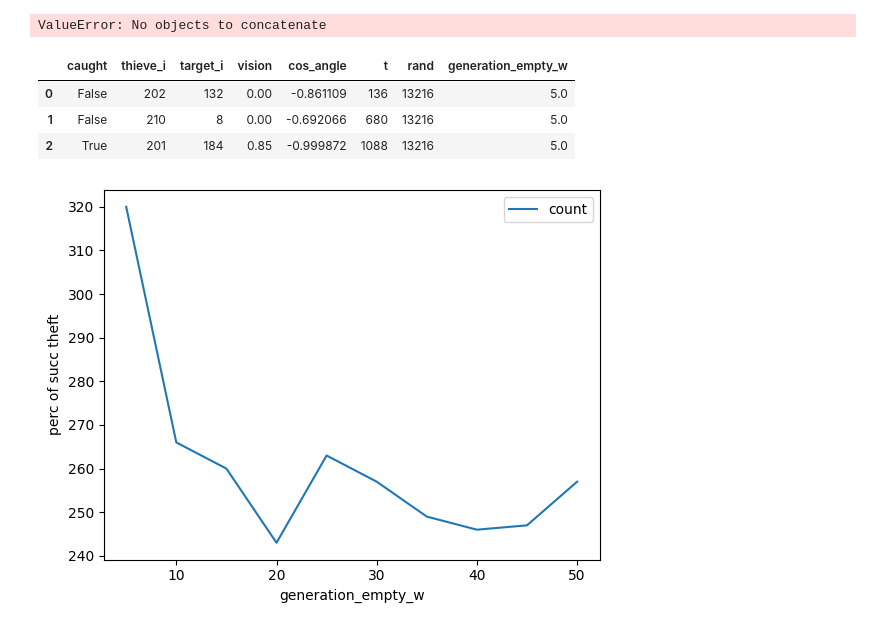
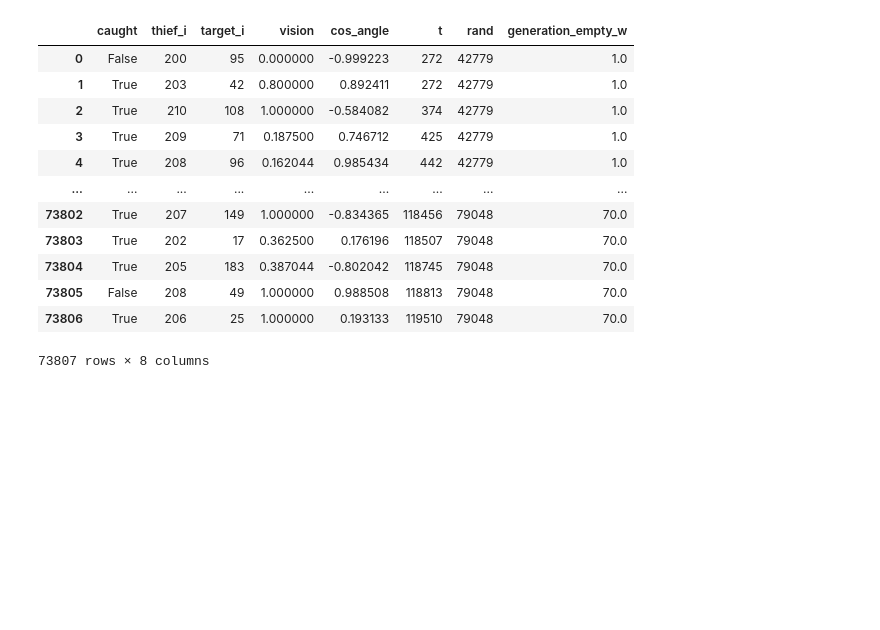
Before and after one commit to viktorvesely/TaC, a Jupyter notebook: simulation/analysis.ipynb, the cells around one changed output. Saved outputs shown, nothing was run; the diff lists cells and outputs as text; code cells hidden in the pictures; blank space fills up the shorter version.

```diff
--- a/simulation/analysis.ipynb
+++ b/simulation/analysis.ipynb
@@ -32,9 +32,16 @@ def load_experiments_by_name(name) -> dict[str, pd.DataFrame]:
         if namestr != name:
             continue
 
+        if not (ent / "config.json").is_file():
+            continue
+
         with open(ent / "config.json", "r", encoding="utf-8") as f:
             config = json.load(f)
 
+        skip_log = not all([(ent / dfname).is_file() for dfname in dataframes])
+
+        if skip_log:
+            continue
 
         for dfname in dataframes:
             df = pd.read_parquet(ent / dfname)
@@ -46,31 +53,29 @@ def load_experiments_by_name(name) -> dict[str, pd.DataFrame]:
             dfs[dfname].append(df)
 
 
+
+
     dfs = {dfname: pd.concat(inners, ignore_index=True) for dfname, inners in dfs.items()}
 
     return dfs
 
-df = load_experiments_by_name("empty_1-50_20_10")["TheftEvent.parquet"]
+df = load_experiments_by_name("vision_impr_thieves")["TheftEvent.parquet"]
-# %% [output]
-ValueError: No objects to concatenate
 # %%
-df.head(3)
+df
 # %% [output]
-|  | caught | thieve_i | target_i | vision | cos_angle | t | rand | generation_empty_w |
-| 0 | False | 202 | 132 | 0.00 | -0.861109 | 136 | 13216 | 5.0 |
-| 1 | False | 210 | 8 | 0.00 | -0.692066 | 680 | 13216 | 5.0 |
-| 2 | True | 201 | 184 | 0.85 | -0.999872 | 1088 | 13216 | 5.0 |
+|  | caught | thief_i | target_i | vision | cos_angle | t | rand | generation_empty_w |
+| 0 | False | 200 | 95 | 0.000000 | -0.999223 | 272 | 42779 | 1.0 |
+| 1 | True | 203 | 42 | 0.800000 | 0.892411 | 272 | 42779 | 1.0 |
+| 2 | True | 210 | 108 | 1.000000 | -0.584082 | 374 | 42779 | 1.0 |
+| 3 | True | 209 | 71 | 0.187500 | 0.746712 | 425 | 42779 | 1.0 |
+| 4 | True | 208 | 96 | 0.162044 | 0.985434 | 442 | 42779 | 1.0 |
+| ... | ... | ... | ... | ... | ... | ... | ... | ... |
+| 73802 | True | 207 | 149 | 1.000000 | -0.834365 | 118456 | 79048 | 70.0 |
+| 73803 | True | 202 | 17 | 0.362500 | 0.176196 | 118507 | 79048 | 70.0 |
+| 73804 | True | 205 | 183 | 0.387044 | -0.802042 | 118745 | 79048 | 70.0 |
+| 73805 | False | 208 | 49 | 1.000000 | 0.988508 | 118813 | 79048 | 70.0 |
+| 73806 | True | 206 | 25 | 1.000000 | 0.193133 | 119510 | 79048 | 70.0 |
+73807 rows × 8 columns
-# %%
-from matplotlib import pyplot as plt
-
-cr = df.groupby("generation_empty_w")["caught"].value_counts()
-cr = cr.reset_index()
-ts = cr[cr["caught"] == False]
-ax = ts.plot.line("generation_empty_w", "count")
-ax.set_ylabel("perc of succ theft")
-plt.show()
-# %% [output]
-[figure, removed]
 # %%
 g = df.groupby(["rand", "generation_empty_w"])["caught"].value_counts()
 g = g.reset_index()
```
Also changed, not shown: parts of 3 cells of this notebook, 11 other files.
